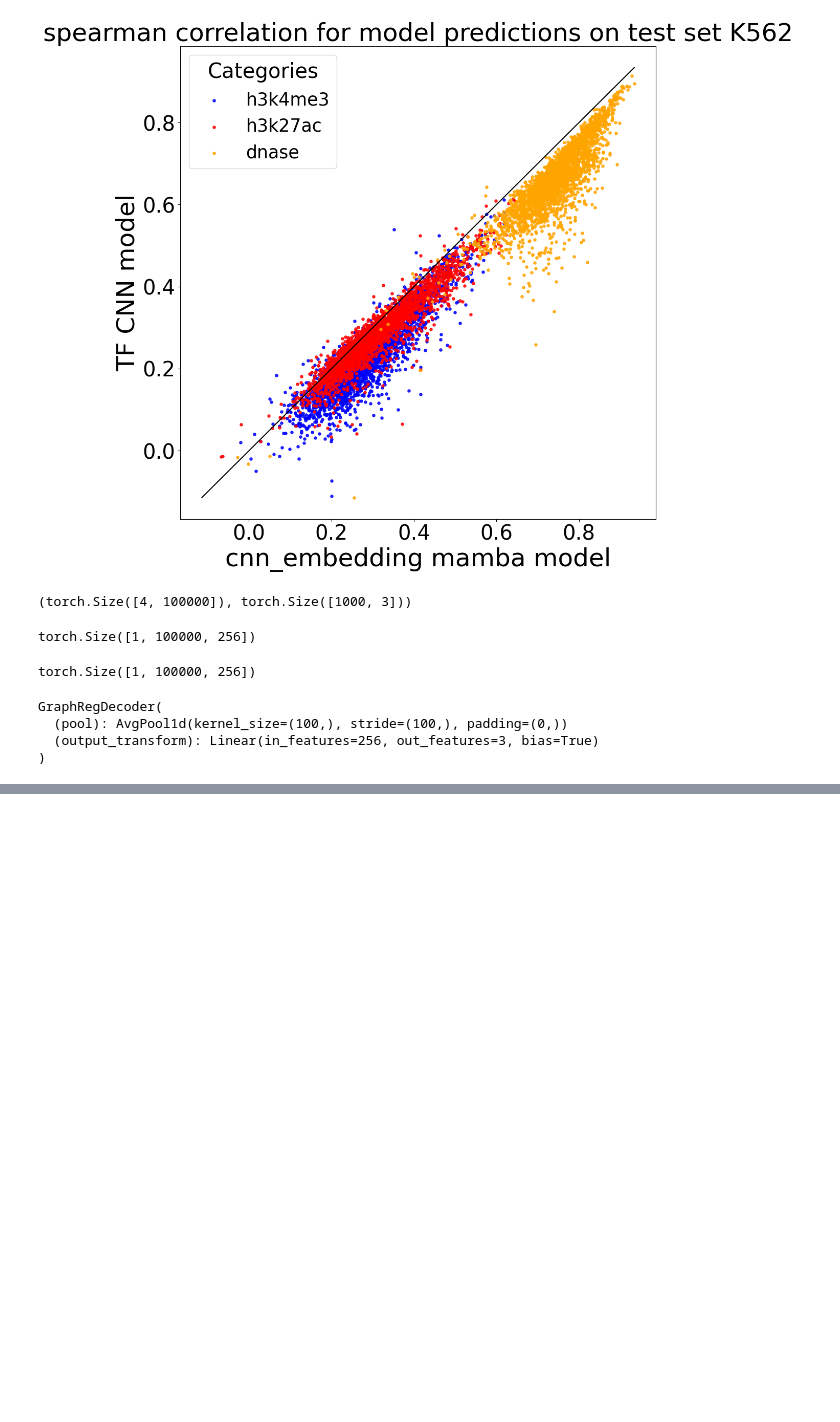
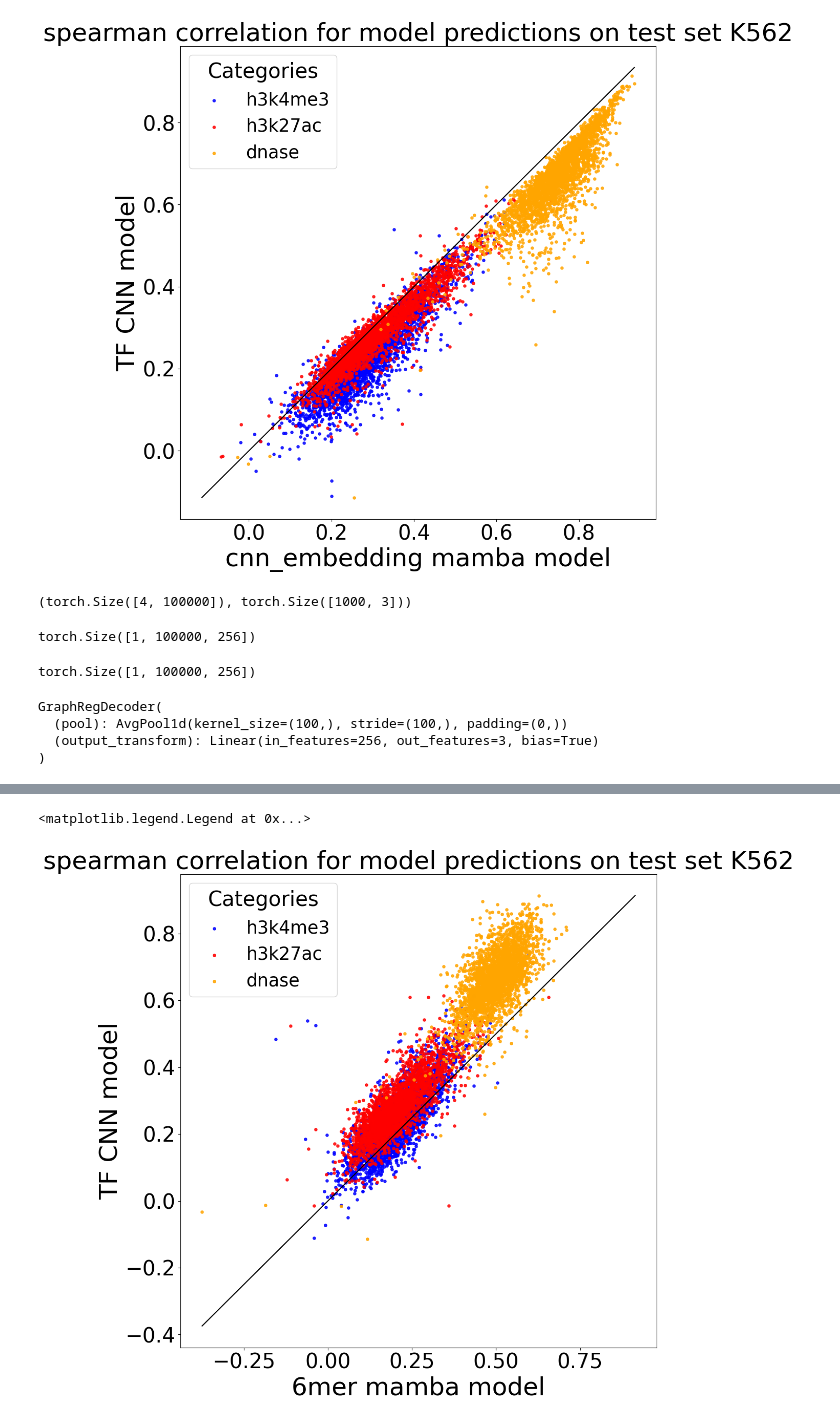
Before and after one commit to Sarthak-Ti/caduceus, a Jupyter notebook: code_test/evaluation_GR3.ipynb, the cells around one changed output, grey strips where cells are left out. Drawn from its saved outputs; the diff is of its cells as text; code cells hidden in the pictures; blank space fills up the shorter version.

```diff
--- a/code_test/evaluation_GR3.ipynb
+++ b/code_test/evaluation_GR3.ipynb
@@ -216,0 +349,31 @@ GraphRegDecoder(
+# %%
+#that's better, and let's look at this one too
+x,y = corrs_6mer, corrs_tf
+
+
+z2 = np.array([0, 1, 2])  # Categories for columns: 0 = CHIP, 1 = DNase, 2 = ATAC
+
+# Define the colors for each category
+colors = ['blue', 'red', 'orange']
+
+# Create a scatter plot for each column with different colors
+plt.figure(figsize=(12, 12))
+for i, color in enumerate(colors):
+    plt.scatter(x[:, i], y[:, i], color=color, label=['h3k4me3', 'h3k27ac', 'dnase'][i], s=55, marker='.', alpha=0.85)
+
+# Compute plot limits
+tempmin = min(np.min(x), np.min(y))
+tempmax = max(np.max(x), np.max(y))
+
+# Add a reference line
+plt.plot([tempmin, tempmax], [tempmin, tempmax], c='k')
+
+# Add labels, title, and legend
+plt.xlabel('6mer mamba model', fontsize=35)
+plt.ylabel('TF CNN model', fontsize=35)
+plt.title('spearman correlation for model predictions on test set K562', fontsize=35)
+plt.tick_params(labelsize=29)
+plt.legend(title="Categories", fontsize=25, title_fontsize=29)
+# %% [output]
+<matplotlib.legend.Legend at 0x...>
+[figure, added]
```
Also changed, not shown: parts of 11 cells of this notebook, 10 other files.
